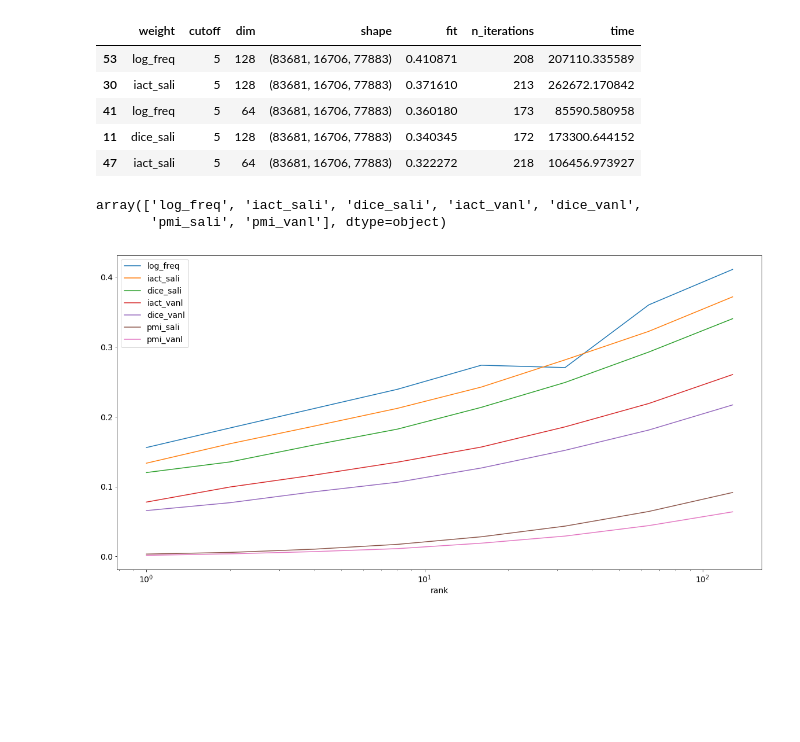
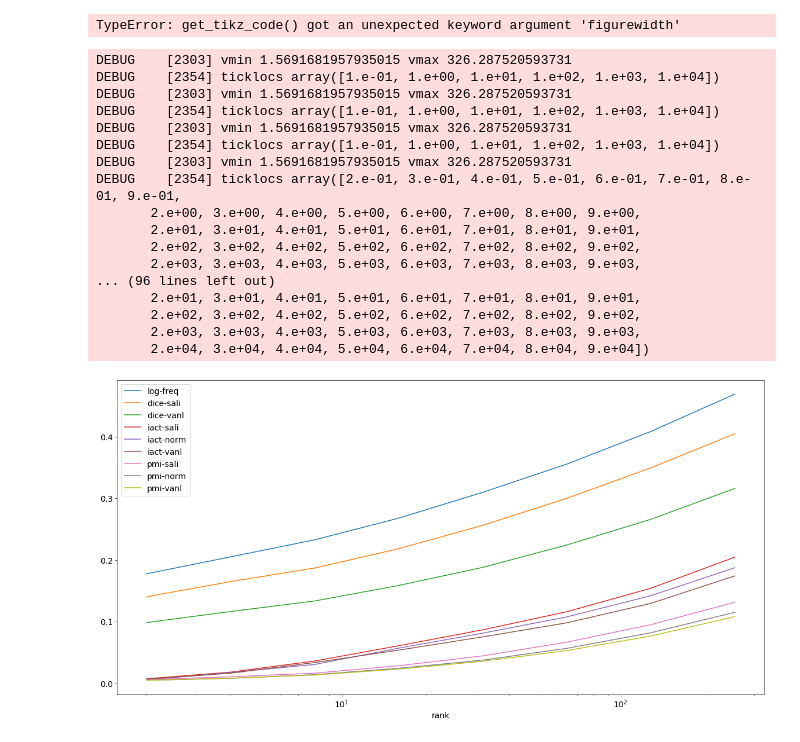
Before and after one commit to makrai/verb-tensor, a Jupyter notebook: show_exper.ipynb, the cells around one changed output. Saved outputs shown, nothing was run; the diff lists cells and outputs as text; code cells hidden in the pictures; blank space fills up the shorter version.

```diff
--- a/show_exper.ipynb
+++ b/show_exper.ipynb
@@ -53,41 +53,44 @@ def get_df():
     return pd.DataFrame(tabular, columns=['weight', 'cutoff', 'dim', 'shape', 'fit', 'n_iterations', 'time'])
 # %%
 df = get_df()
+# %%
+cutoff = 20
+dim = 256
 # %%
-df[df.cutoff==5].sort_values('fit', ascending=False).head()
+weights = df[(df.dim==dim)&(df.cutoff==cutoff)].sort_values('fit', ascending=False).weight.values
-# %% [output]
-|  | weight | cutoff | dim | shape | fit | n_iterations | time |
-| 53 | log_freq | 5 | 128 | (83681, 16706, 77883) | 0.410871 | 208 | 207110.335589 |
-| 30 | iact_sali | 5 | 128 | (83681, 16706, 77883) | 0.371610 | 213 | 262672.170842 |
-| 41 | log_freq | 5 | 64 | (83681, 16706, 77883) | 0.360180 | 173 | 85590.580958 |
-| 11 | dice_sali | 5 | 128 | (83681, 16706, 77883) | 0.340345 | 172 | 173300.644152 |
-| 47 | iact_sali | 5 | 64 | (83681, 16706, 77883) | 0.322272 | 218 | 106456.973927 |
-# %%
-consistent_name_d = {'pmi': 'pmi-vanl', 'iact_info': 'iact-vanl', 'log_dice': 'dice-vanl',
-                     'salience': 'pmi-sali', 'iact_sali': 'iact-sali', 'dice_sali': 'dice-sali'}
-df.weight = df.weight.apply(consistent_name_d.get)
-# %%
-weights = df[(df.dim==64)&(df.cutoff==5)].sort_values('fit', ascending=False).weight.values
-# %%
-weights
-# %% [output]
-array(['log_freq', 'iact_sali', 'dice_sali', 'iact_vanl', 'dice_vanl',
-       'pmi_sali', 'pmi_vanl'], dtype=object)
 # %%
 for weight in weights:
-    df_w = df[(df.cutoff==5) & (df.weight==weight)].sort_values('dim', ascending=False)
+    df_w = df[(df.cutoff==cutoff) & (df.weight==weight) & (df.dim <= dim)].sort_values('dim', ascending=False)
     plt.plot(
         df_w.dim,
         #df_w.n_iterations)#,
         #df_w.time/60/60)
         df_w.fit)
 
 #for i, ser in df[['fit', 'time', 'weight']].iterrows():
 #    plt.annotate(ser.weight, (ser.fit, ser.time))
 #plt.colorbar()
 plt.xlabel('rank')
 plt.xscale('log')
 _ = plt.legend(weights)
 tikz_save(os.path.join(projdir, 'decomp_fit.tikz'), figurewidth = '\\columnwidth')
 # %% [output]
+TypeError: get_tikz_code() got an unexpected keyword argument 'figurewidth'
+DEBUG    [2303] vmin 1.5691681957935015 vmax 326.287520593731
+DEBUG    [2354] ticklocs array([1.e-01, 1.e+00, 1.e+01, 1.e+02, 1.e+03, 1.e+04])
+DEBUG    [2303] vmin 1.5691681957935015 vmax 326.287520593731
+DEBUG    [2354] ticklocs array([1.e-01, 1.e+00, 1.e+01, 1.e+02, 1.e+03, 1.e+04])
+DEBUG    [2303] vmin 1.5691681957935015 vmax 326.287520593731
+DEBUG    [2354] ticklocs array([1.e-01, 1.e+00, 1.e+01, 1.e+02, 1.e+03, 1.e+04])
+DEBUG    [2303] vmin 1.5691681957935015 vmax 326.287520593731
+DEBUG    [2354] ticklocs array([2.e-01, 3.e-01, 4.e-01, 5.e-01, 6.e-01, 7.e-01, 8.e-01, 9.e-01,
+       2.e+00, 3.e+00, 4.e+00, 5.e+00, 6.e+00, 7.e+00, 8.e+00, 9.e+00,
+       2.e+01, 3.e+01, 4.e+01, 5.e+01, 6.e+01, 7.e+01, 8.e+01, 9.e+01,
+       2.e+02, 3.e+02, 4.e+02, 5.e+02, 6.e+02, 7.e+02, 8.e+02, 9.e+02,
+       2.e+03, 3.e+03, 4.e+03, 5.e+03, 6.e+03, 7.e+03, 8.e+03, 9.e+03,
+... (96 lines left out)
+       2.e+01, 3.e+01, 4.e+01, 5.e+01, 6.e+01, 7.e+01, 8.e+01, 9.e+01,
+       2.e+02, 3.e+02, 4.e+02, 5.e+02, 6.e+02, 7.e+02, 8.e+02, 9.e+02,
+       2.e+03, 3.e+03, 4.e+03, 5.e+03, 6.e+03, 7.e+03, 8.e+03, 9.e+03,
+       2.e+04, 3.e+04, 4.e+04, 5.e+04, 6.e+04, 7.e+04, 8.e+04, 9.e+04])
-[figure, old version]
+[figure, new version]
```
Also changed, not shown: parts of 4 cells of this notebook.
